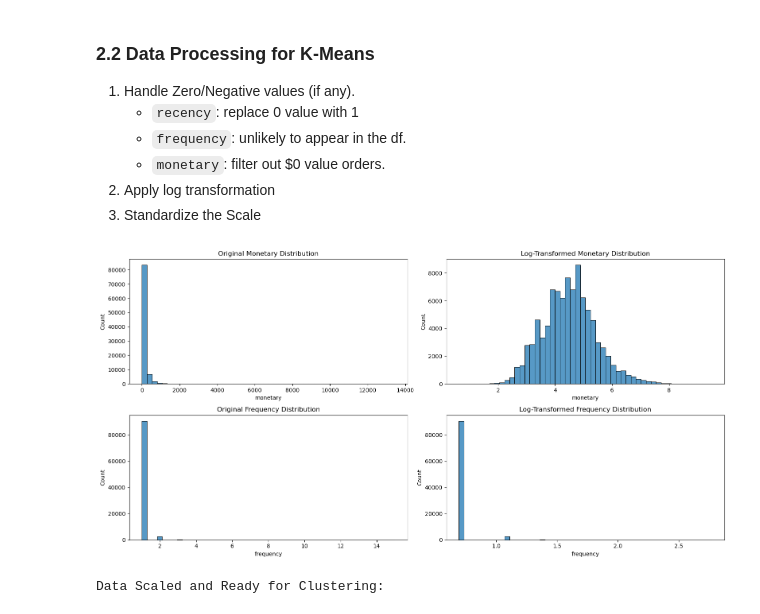
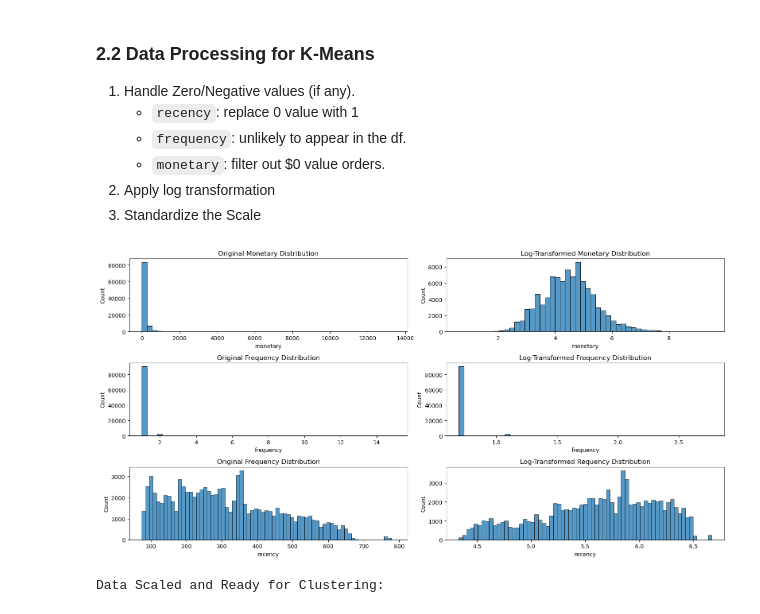
Before and after one commit to Lily-ThuPham/ECommerce-Analytics-CustomerSegmentation-Report, a Jupyter notebook: code/Customer_Segmentation_RFM.ipynb, the cells around one changed output. Saved outputs shown, nothing was run; the diff lists cells and outputs as text; code cells hidden in the pictures.

```diff
--- a/code/Customer_Segmentation_RFM.ipynb
+++ b/code/Customer_Segmentation_RFM.ipynb
@@ -257,38 +257,47 @@ plt.show()
 # Exclude any "$0 value orders"
 df_rmf = df_rmf_raw.copy()
 df_rmf = df_rmf[df_rmf['monetary']> 0 ]
 
 # Replace "0" value with "1" in `recency`
 df_rmf['recency'] = df_rmf['recency'].replace(0,1)
 
 # Apply log transformation for the whole df
 df_rmf_log = np.log1p(df_rmf[['recency','frequency','monetary']])
 
 # Visulize "Before" and "After" transformation
 plt.figure(figsize=(16,8))
 
 # Before & After of 'Monetary'
-plt.subplot(2, 2, 1)
+plt.subplot(3, 2, 1)
 sns.histplot(df_rmf['monetary'], bins=50)
 plt.title('Original Monetary Distribution')
 
-plt.subplot(2, 2, 2)
+plt.subplot(3, 2, 2)
 sns.histplot(df_rmf_log['monetary'], bins=50)
 plt.title('Log-Transformed Monetary Distribution')
 
 # # Before & After of 'Frequecy'
-plt.subplot(2, 2, 3)
+plt.subplot(3, 2, 3)
 sns.histplot(df_rmf['frequency'], bins=50)
 plt.title('Original Frequency Distribution')
 
-plt.subplot(2, 2, 4)
+plt.subplot(3, 2, 4)
 sns.histplot(df_rmf_log['frequency'], bins=50)
 plt.title('Log-Transformed Frequency Distribution')
 
+# # Before & After of 'Requecy'
+plt.subplot(3, 2, 5)
+sns.histplot(df_rmf['recency'])
+plt.title('Original Frequency Distribution')
+
+plt.subplot(3, 2, 6)
+sns.histplot(df_rmf_log['recency'])
+plt.title('Log-Transformed Requency Distribution')
+
 plt.tight_layout()
 plt.show()
 # %% [output]
-[figure, old version]
+[figure, new version]
 # %%
 # Standard Scaling (Z-Score Normalization)
 scaler = StandardScaler()
```
Also changed, not shown: parts of 3 cells of this notebook, 3 other files.
